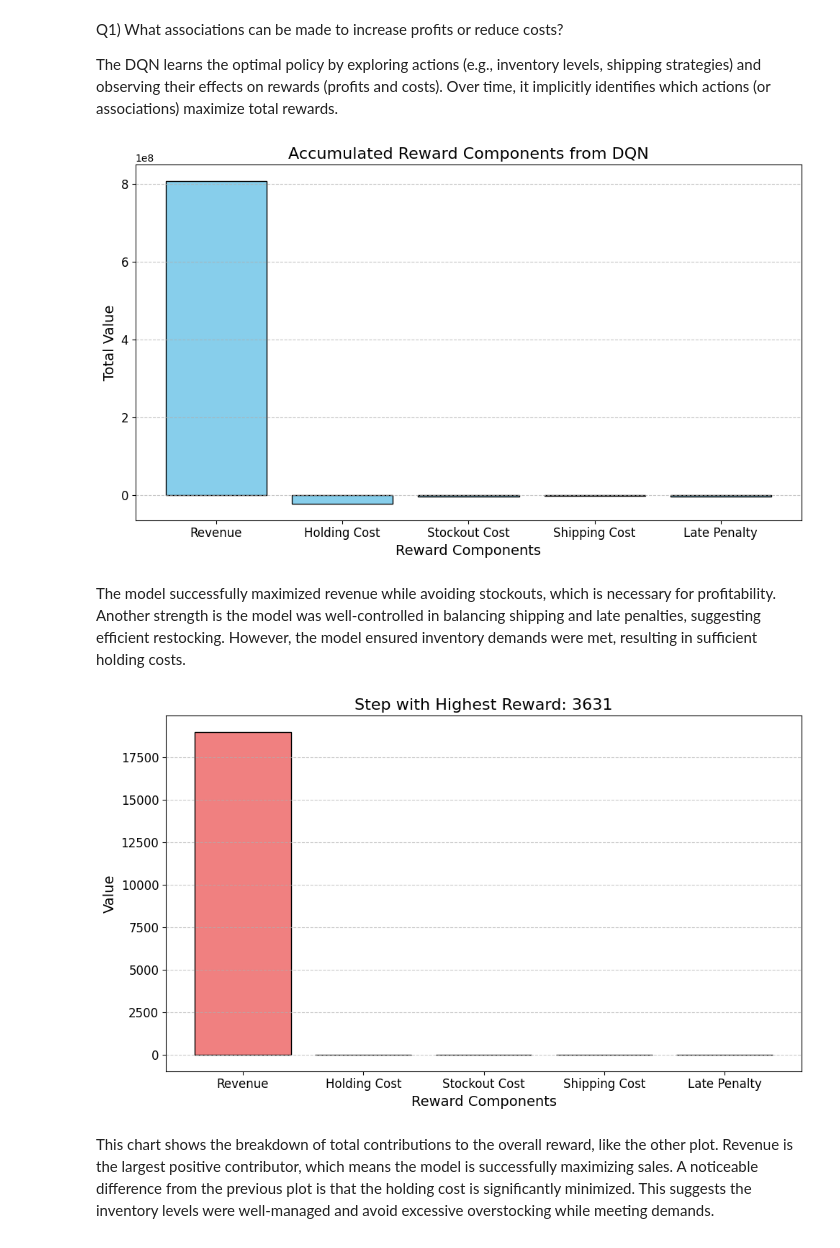
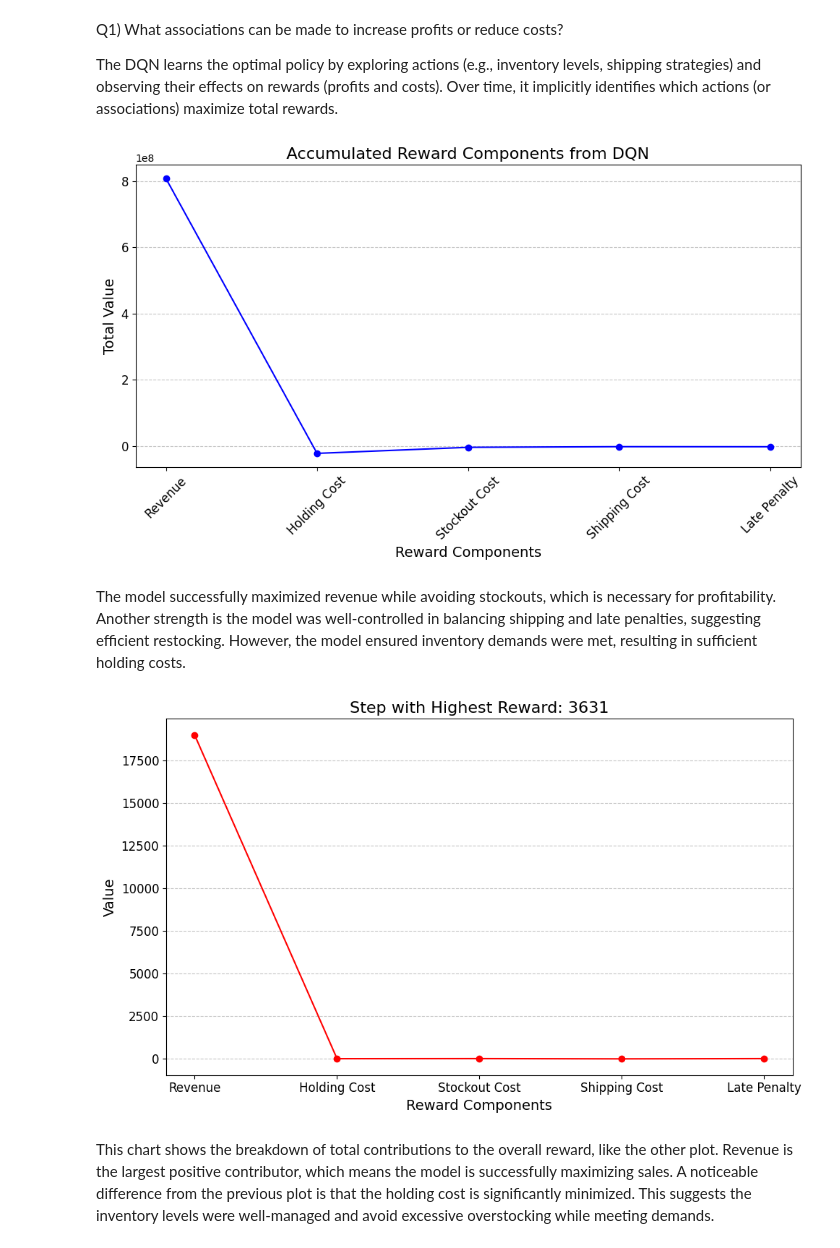
Before and after one commit to SarahMcCoy/DRL-Inventory-Management, a Jupyter notebook: DRL_Inventory_management.ipynb, the cells around one changed output. Cells and saved outputs as stored; diff of their text form; code cells hidden in the pictures.

```diff
--- a/DRL_Inventory_management.ipynb
+++ b/DRL_Inventory_management.ipynb
@@ -647,7 +647,7 @@ The DQN learns the optimal policy by exploring actions (e.g., inventory levels,
 # %%
 import matplotlib.pyplot as plt
 
-# Updated DQN results with your provided values
+# DQN results data
 dqn_results = {
     "Total Reward": 777528216.544008,
     "Accumulated Rewards": {
@@ -656,50 +656,60 @@ dqn_results = {
         "Stockout Cost": -3969600,
         "Shipping Cost": -2013005,
         "Late Penalty": -2250360,
     },
     "Step with Highest Reward": {
         "Step": 3631,
         "Total Reward": 18977.990490440003,
         "Revenue": 18998.000488,
         "Holding Cost": -5.0099975599999995,
         "Stockout Cost": 0,
         "Shipping Cost": -15,
         "Late Penalty": 0,
     },
     "Average Rewards per Action Type": {
         "Restock: 1, Shipping: 1": 10272.91,
     },
 }
 
-# Plot 1: Accumulated Reward Components (Bar Chart)
+# Data for line graph
+accumulated_rewards = dqn_results["Accumulated Rewards"]
+
+# Plot: Accumulated Reward Components (Line Graph)
 plt.figure(figsize=(10, 6))
-accumulated_rewards = dqn_results["Accumulated Rewards"]
-plt.bar(
+plt.plot(
     accumulated_rewards.keys(),
     accumulated_rewards.values(),
-    color="skyblue",
-    edgecolor="black",
+    marker='o',
+    linestyle='-',
+    color='blue'
 )
 plt.title("Accumulated Reward Components from DQN", fontsize=16)
 plt.ylabel("Total Value", fontsize=14)
 plt.xlabel("Reward Components", fontsize=14)
-plt.xticks(fontsize=12)
+plt.xticks(rotation=45, fontsize=12)
 plt.yticks(fontsize=12)
 plt.grid(axis="y", linestyle="--", alpha=0.7)
 plt.tight_layout()
 plt.show()
 # %% [output]
-[figure, old version]
+[figure, new version]
 # %% [markdown]
 The model successfully maximized revenue while avoiding stockouts, which is necessary for profitability. Another strength is the model was well-controlled in balancing shipping and late penalties, suggesting efficient restocking. However, the model ensured inventory demands were met, resulting in sufficient holding costs.
 # %%
-# Plot 2: Step with the Highest Reward (Bar Chart)
+# Data for line graph
 step_highest_reward = dqn_results["Step with Highest Reward"]
 step_keys = ["Revenue", "Holding Cost", "Stockout Cost", "Shipping Cost", "Late Penalty"]
 step_values = [step_highest_reward[key] for key in step_keys]
 
+# Plot: Step with the Highest Reward (Line Graph)
 plt.figure(figsize=(10, 6))
-plt.bar(step_keys, step_values, color="lightcoral", edgecolor="black")
+plt.plot(
+    step_keys,
+    step_values,
+    marker='o',
+    linestyle='-',
+    color='red'
+)
 plt.title(f"Step with Highest Reward: {step_highest_reward['Step']}", fontsize=16)
 plt.ylabel("Value", fontsize=14)
 plt.xlabel("Reward Components", fontsize=14)
@@ -709,7 +719,7 @@ plt.grid(axis="y", linestyle="--", alpha=0.7)
 plt.tight_layout()
 plt.show()
 # %% [output]
-[figure, old version]
+[figure, new version]
 # %% [markdown]
 This chart shows the breakdown of total contributions to the overall reward, like the other plot. Revenue is the largest positive contributor, which means the model is successfully maximizing sales. A noticeable difference from the previous plot is that the holding cost is significantly minimized. This suggests the inventory levels were well-managed and avoid excessive overstocking while meeting demands.
 # %% [markdown]
```
